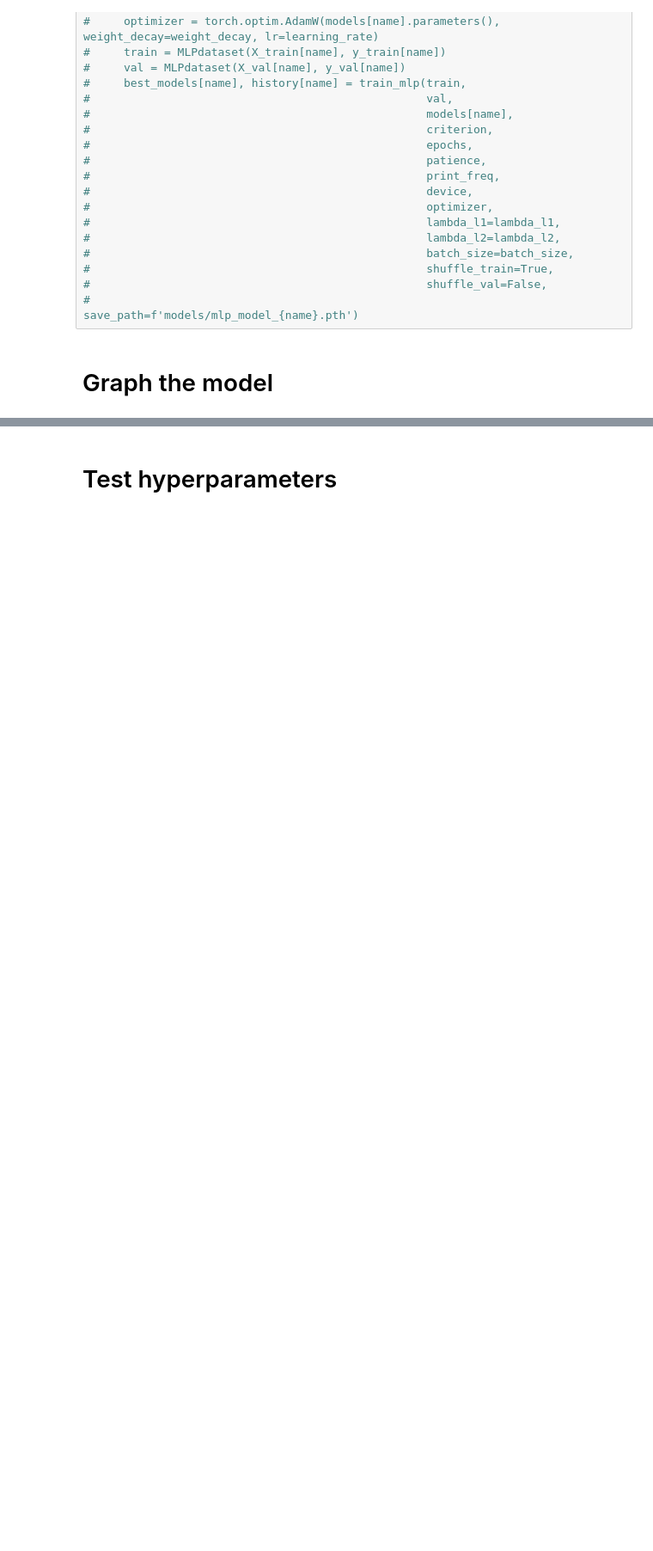
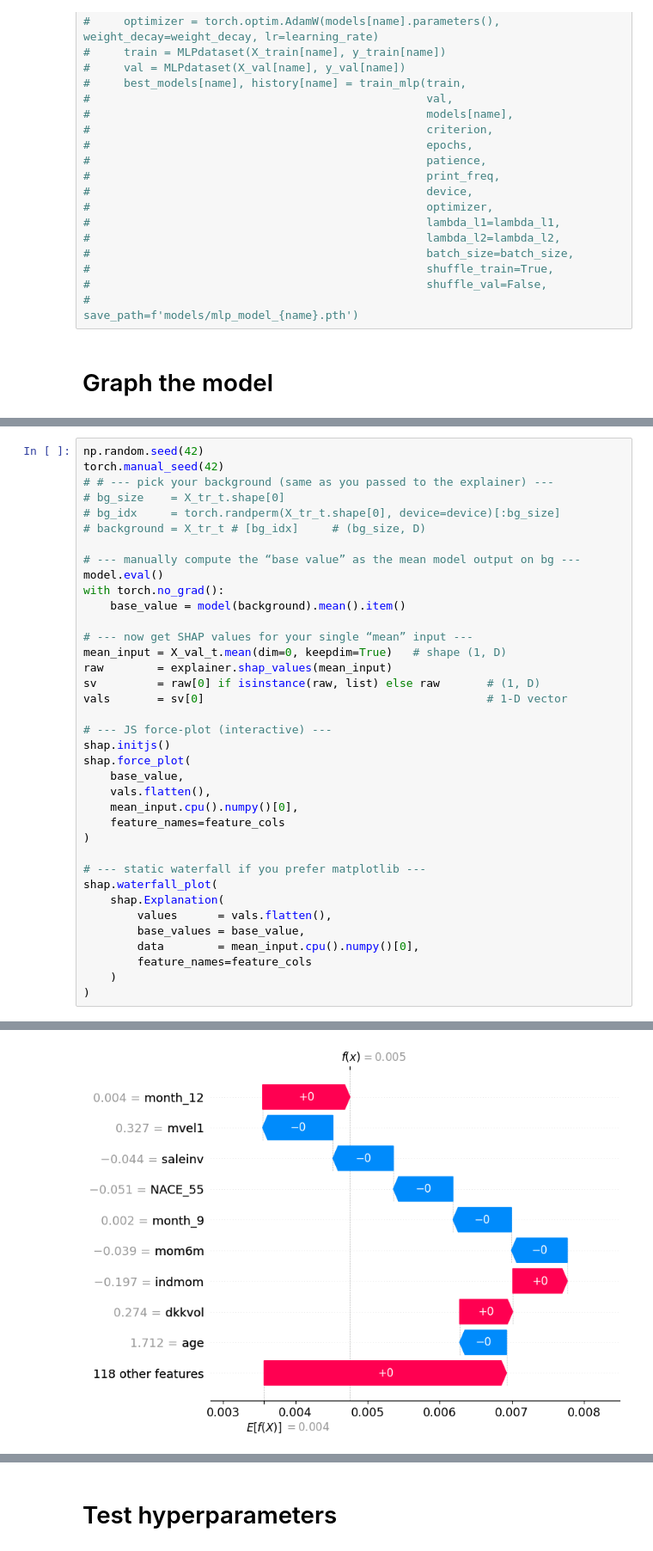
Before and after one commit to johanoelgaard/MastersThesis, a Jupyter notebook: mlp.ipynb, the cells around one changed output, grey strips where cells are left out. Shown at 86% size. Saved outputs shown, nothing was run; the diff lists cells and outputs as text; blank space fills up the shorter version.

```diff
--- a/mlp.ipynb
+++ b/mlp.ipynb
@@ -268,0 +428,38 @@ for name, period in periods.items():
+# %%
+np.random.seed(42)
+torch.manual_seed(42)
+# # --- pick your background (same as you passed to the explainer) ---
+# bg_size    = X_tr_t.shape[0]
+# bg_idx     = torch.randperm(X_tr_t.shape[0], device=device)[:bg_size]
+# background = X_tr_t # [bg_idx]     # (bg_size, D)
+
+# --- manually compute the “base value” as the mean model output on bg ---
+model.eval()
+with torch.no_grad():
+    base_value = model(background).mean().item()
+
+# --- now get SHAP values for your single “mean” input ---
+mean_input = X_val_t.mean(dim=0, keepdim=True)   # shape (1, D)
+raw        = explainer.shap_values(mean_input)
+sv         = raw[0] if isinstance(raw, list) else raw       # (1, D)
+vals       = sv[0]                                          # 1-D vector
+
+# --- JS force-plot (interactive) ---
+shap.initjs()
+shap.force_plot(
+    base_value,
+    vals.flatten(),
+    mean_input.cpu().numpy()[0],
+    feature_names=feature_cols
+)
+
+# --- static waterfall if you prefer matplotlib ---
+shap.waterfall_plot(
+    shap.Explanation(
+        values      = vals.flatten(),
+        base_values = base_value,
+        data        = mean_input.cpu().numpy()[0],
+        feature_names=feature_cols
+    )
+)
+# %% [output]
@@ -268,0 +467 @@ for name, period in periods.items():
+[figure, added]
```
Also changed, not shown: parts of 14 cells of this notebook, 4 other files.
